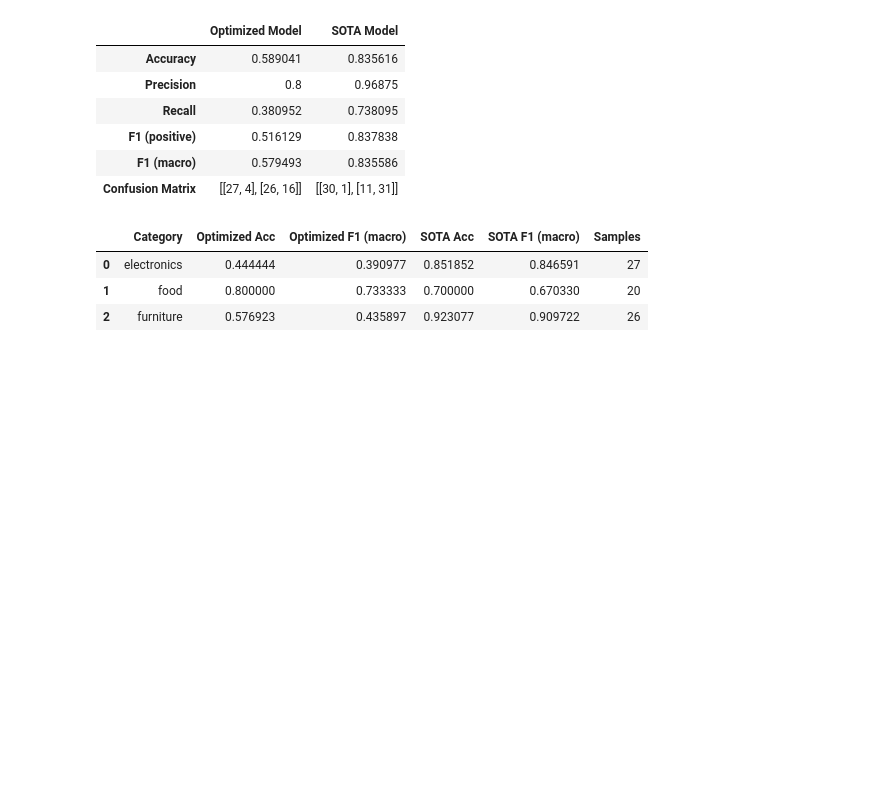
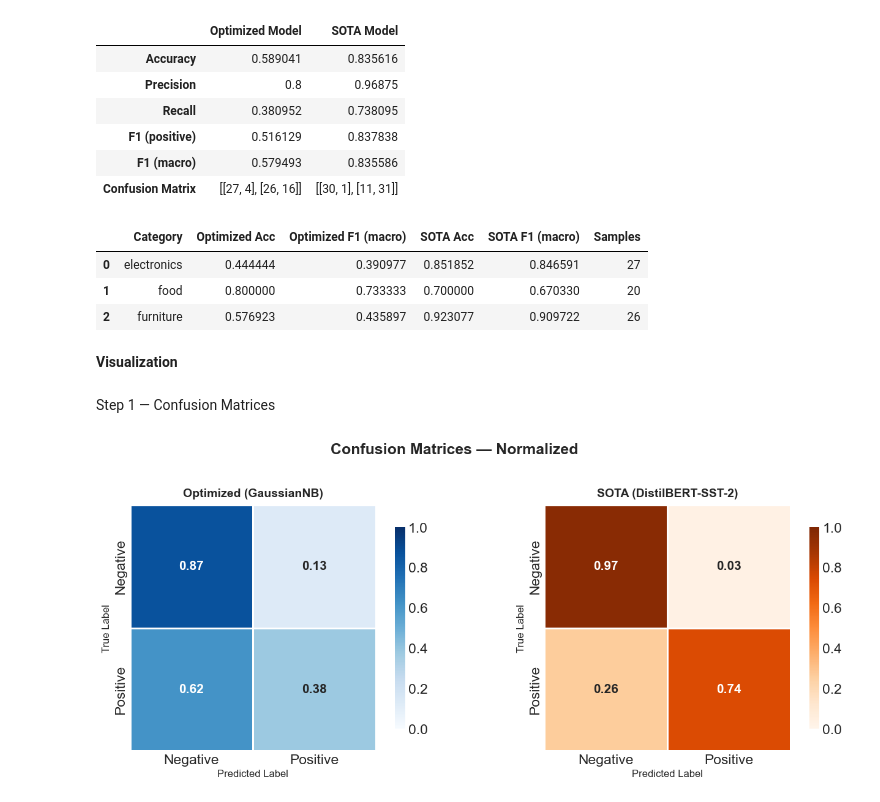
Before and after one commit to Marwan051/social_data_analytics_tasks, a Jupyter notebook: task5/sota.ipynb, the cells around one changed output. Cells and saved outputs as stored; diff of their text form; code cells hidden in the pictures; blank space fills up the shorter version.

Commit message:
Update sota.ipynb with final visualization code and insights

```diff
--- a/task5/sota.ipynb
+++ b/task5/sota.ipynb
@@ -162,3 +162,46 @@ per_category_results
 | 0 | electronics | 0.444444 | 0.390977 | 0.851852 | 0.846591 | 27 |
 | 1 | food | 0.800000 | 0.733333 | 0.700000 | 0.670330 | 20 |
 | 2 | furniture | 0.576923 | 0.435897 | 0.923077 | 0.909722 | 26 |
+# %% [markdown]
+**Visualization**
+# %% [markdown]
+Step 1 — Confusion Matrices
+# %%
+# ── Step 1: Side-by-Side Confusion Matrices ──────────────────────────────────
+import numpy as np
+import matplotlib.pyplot as plt
+import seaborn as sns
+
+sns.set_context("talk")
+plt.style.use("seaborn-v0_8-whitegrid")
+
+cm_opt  = np.array([[27,  4],
+                    [26, 16]])
+cm_sota = np.array([[30,  1],
+                    [11, 31]])
+
+labels = ["Negative", "Positive"]
+
+fig, axes = plt.subplots(1, 2, figsize=(14, 5.5))
+fig.suptitle("Confusion Matrices — Normalized", fontsize=18, fontweight="bold", y=1.02)
+
+for ax, (cm, title, cmap) in zip(axes, [
+    (cm_opt,  "Optimized (GaussianNB)",   "Blues"),
+    (cm_sota, "SOTA (DistilBERT-SST-2)",  "Oranges"),
+]):
+    cm_norm = cm.astype(float) / cm.sum(axis=1, keepdims=True)
+    sns.heatmap(cm_norm, annot=True, fmt=".2f", ax=ax,
+                cmap=cmap, linewidths=0.8, linecolor="white",
+                xticklabels=labels, yticklabels=labels,
+                vmin=0, vmax=1, square=True,
+                annot_kws={"size": 15, "weight": "bold"},
+                cbar_kws={"shrink": 0.82})
+    ax.set_title(title, fontsize=14, fontweight="bold", pad=10)
+    ax.set_xlabel("Predicted Label", fontsize=12)
+    ax.set_ylabel("True Label",      fontsize=12)
+
+plt.tight_layout()
+plt.savefig("confusion_matrix.png", dpi=200, bbox_inches="tight")
+plt.show()
+# %% [output]
+[figure, added]
```
Also changed, not shown: parts of 8 cells of this notebook.
